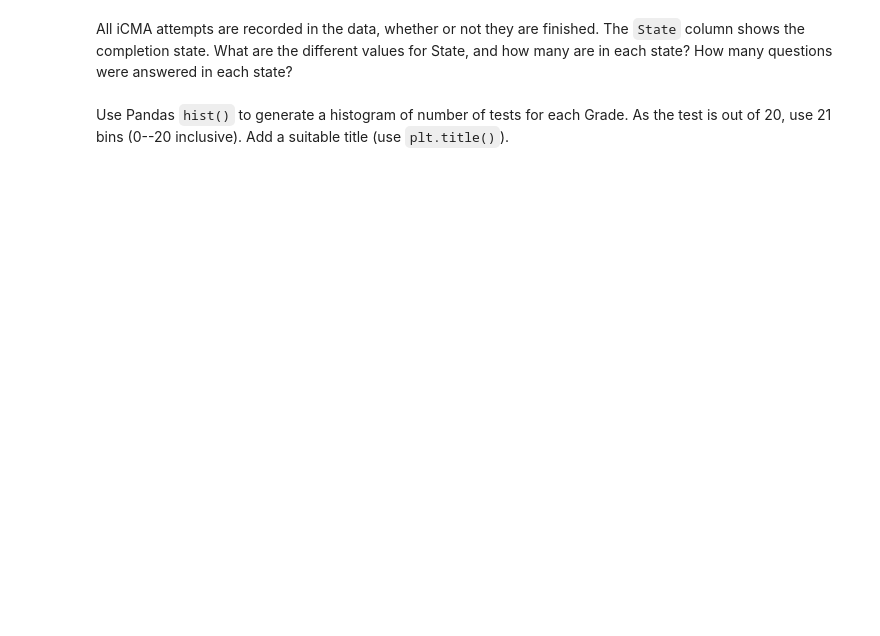
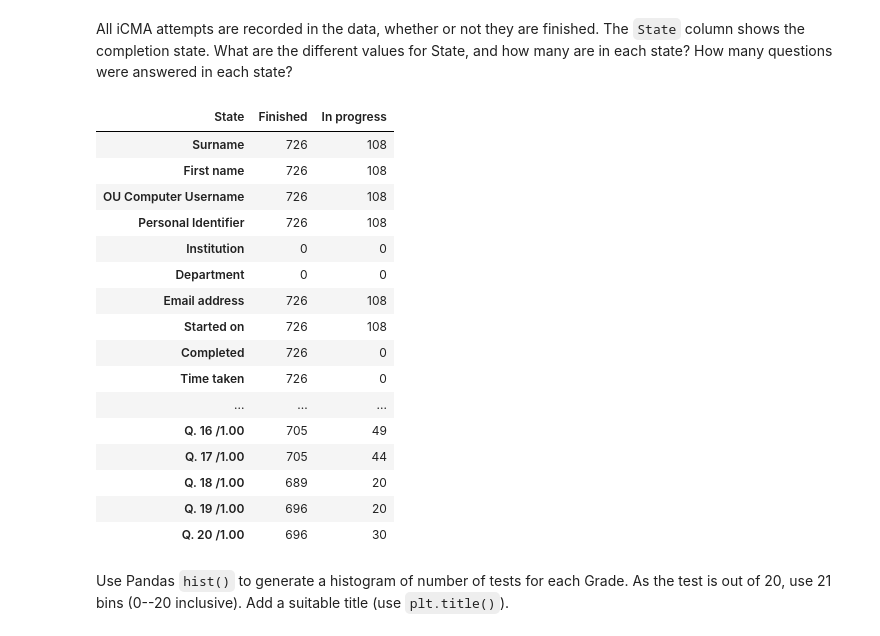
Before and after one commit to prathameshyeotekar1/notebooks, a Jupyter notebook: 2016J_TMA01/2016J_TMA01_q3.ipynb, the cells around one changed output. Saved outputs shown, nothing was run; the diff lists cells and outputs as text; code cells hidden in the pictures; blank space fills up the shorter version.

```diff
--- a/2016J_TMA01/2016J_TMA01_q3.ipynb
+++ b/2016J_TMA01/2016J_TMA01_q3.ipynb
@@ -64,2 +123,29 @@ All iCMA attempts are recorded in the data, whether or not they are finished. Th
+# %%
+# First we group the table by state, and then apply the count function (we could also use a pivot table
+# but the results are the same).
+# If we then transpose the table we can easily see we have 2 kinds of states:'Finished' and 'In progress'
+# There are 726 'finished' ones (see Personal Identifier row), and 108 'In progress'
+# For each question we can now also see how many questions were answered (e.g. 726 of those students who
+# finished answered question 1, but only 95 who are still in progress have answered question 1)
+
+icma_df.groupby('State').count().T
+# %% [output]
+| State | Finished | In progress |
+| Surname | 726 | 108 |
+| First name | 726 | 108 |
+| OU Computer Username | 726 | 108 |
+| Personal Identifier | 726 | 108 |
+| Institution | 0 | 0 |
+| Department | 0 | 0 |
+| Email address | 726 | 108 |
+| Started on | 726 | 108 |
+| Completed | 726 | 0 |
+| Time taken | 726 | 0 |
+| ... | ... | ... |
+| Q. 16 /1.00 | 705 | 49 |
+| Q. 17 /1.00 | 705 | 44 |
+| Q. 18 /1.00 | 689 | 20 |
+| Q. 19 /1.00 | 696 | 20 |
+| Q. 20 /1.00 | 696 | 30 |
 # %% [markdown]
 Use Pandas `hist()` to generate a histogram of number of tests for each Grade. As the test is out of 20, use 21 bins (0--20 inclusive). Add a suitable title (use `plt.title()`).
```
Also changed, not shown: parts of 15 cells of this notebook, 7 other files.
